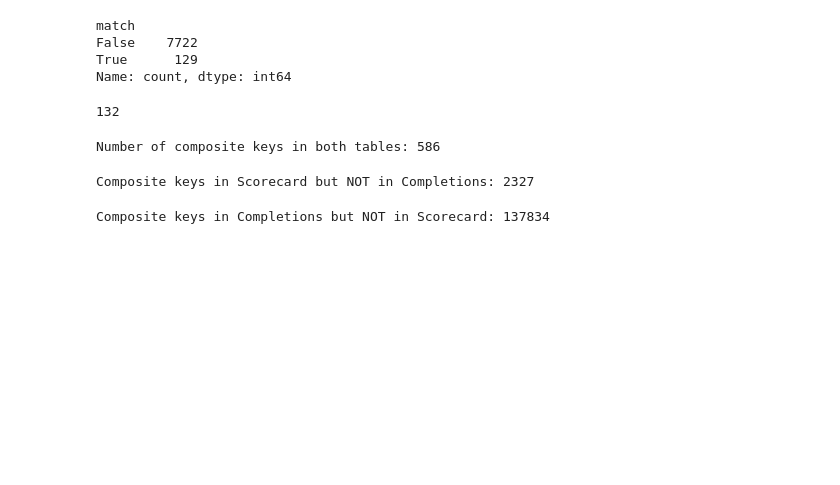
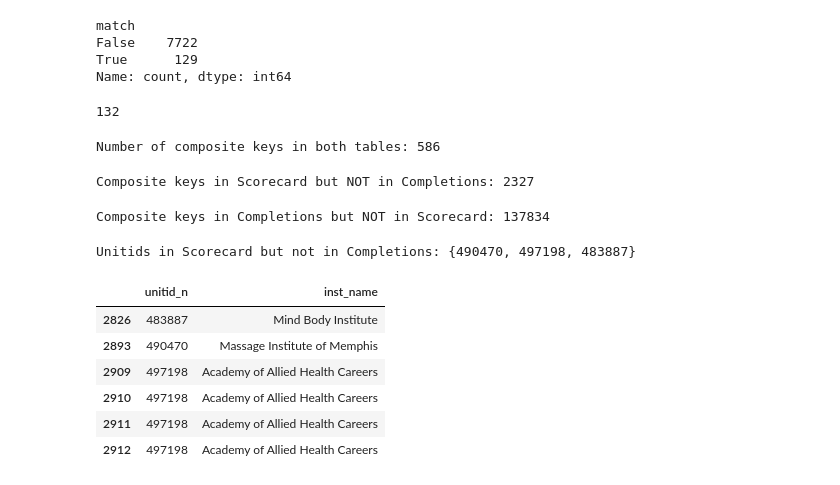
Before and after one commit to DSVaughan266/capstone_da16_python, a Jupyter notebook: notebooks/composite_key.ipynb, the cells around one changed output. Saved outputs shown, nothing was run; the diff lists cells and outputs as text; code cells hidden in the pictures; blank space fills up the shorter version.

```diff
--- a/notebooks/composite_key.ipynb
+++ b/notebooks/composite_key.ipynb
@@ -99,3 +100,21 @@ completions_only_keys = completions_keys - scorecard_keys
 print("Composite keys in Completions but NOT in Scorecard:", len(completions_only_keys))
 # %% [output]
 Composite keys in Completions but NOT in Scorecard: 137834
+# %%
+# What are the 3 unitids that are in Scorecard but not in Completions
+scorecard_unitids = set(scorecard_tn_export['unitid_n'])
+completions_unitids = set(completions_cip4_agg['unitid_n'])
+missing_unitids = scorecard_unitids - completions_unitids
+print("Unitids in Scorecard but not in Completions:", missing_unitids)
+# %% [output]
+Unitids in Scorecard but not in Completions: {490470, 497198, 483887}
+# %%
+scorecard_tn_export[scorecard_tn_export['unitid_n'].isin(missing_unitids)][['unitid_n', 'inst_name']]
+# %% [output]
+|  | unitid_n | inst_name |
+| 2826 | 483887 | Mind Body Institute |
+| 2893 | 490470 | Massage Institute of Memphis |
+| 2909 | 497198 | Academy of Allied Health Careers |
+| 2910 | 497198 | Academy of Allied Health Careers |
+| 2911 | 497198 | Academy of Allied Health Careers |
+| 2912 | 497198 | Academy of Allied Health Careers |
```
Also changed, not shown: parts of 18 cells of this notebook, 6 other files.
